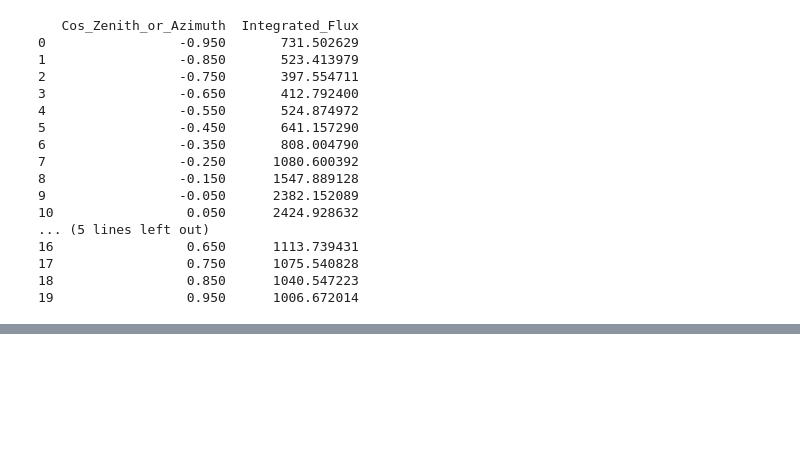
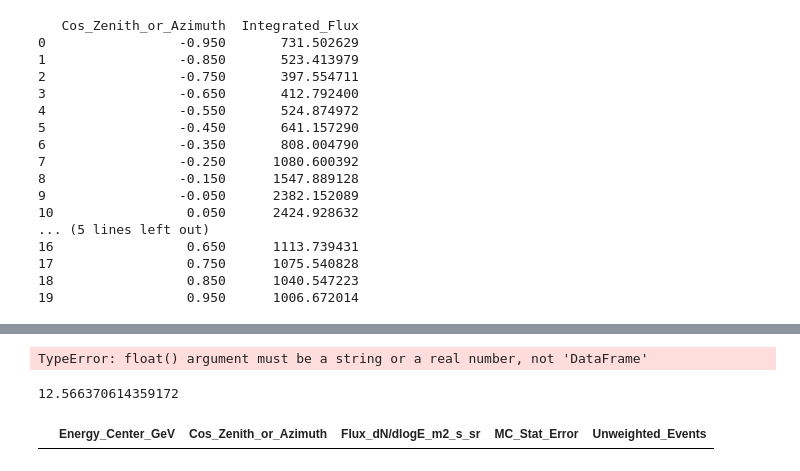
Before and after one commit to lperes-ufrj/UpperLimitCode, a Jupyter notebook: ValidationStudies/FluxsAtm/flux_adap.ipynb, the cells around one changed output, grey strips where cells are left out. Drawn from its saved outputs; the diff is of its cells as text; code cells hidden in the pictures; blank space fills up the shorter version.

```diff
--- a/ValidationStudies/FluxsAtm/flux_adap.ipynb
+++ b/ValidationStudies/FluxsAtm/flux_adap.ipynb
@@ -298,0 +304,22 @@ plt.show()
+# %%
+import numpy as np
+from scipy.integrate import dblquad
+
+# Define the function to integrate over solid angle
+def flux(theta, phi):
+    # Example function: Replace with your specific function
+    return float(np.array(df_flux[df_flux["Cos_Zenith_or_Azimuth"] == theta]) # sin(theta) is required for solid angle
+
+# Integrate over the full solid angle
+# Bounds for theta: 0 to pi
+# Bounds for phi: 0 to 2*pi
+result, error = dblquad(
+    lambda phi, theta: flux(theta, phi) * np.sin(theta),  # Integrand
+    0, np.pi,  # Bounds for theta
+    lambda _: 0, lambda _: 2 * np.pi  # Bounds for phi
+)
+
+print(f"Solid angle integral result: {result}")
+print(f"Estimated error: {error}")
+# %% [output]
+TypeError: float() argument must be a string or a real number, not 'DataFrame'
@@ -298,0 +328,9 @@ plt.show()
+# %%
+4*m.pi
+# %% [output]
+12.566370614359172
+# %%
+theta=-0.850
+df_flux[df_flux["Cos_Zenith_or_Azimuth"] == theta]
+# %% [output]
+|  | Energy_Center_GeV | Cos_Zenith_or_Azimuth | Flux_dN/dlogE_m2_s_sr | MC_Stat_Error | Unweighted_Events |
```
Also changed, not shown: parts of 4 cells of this notebook.
